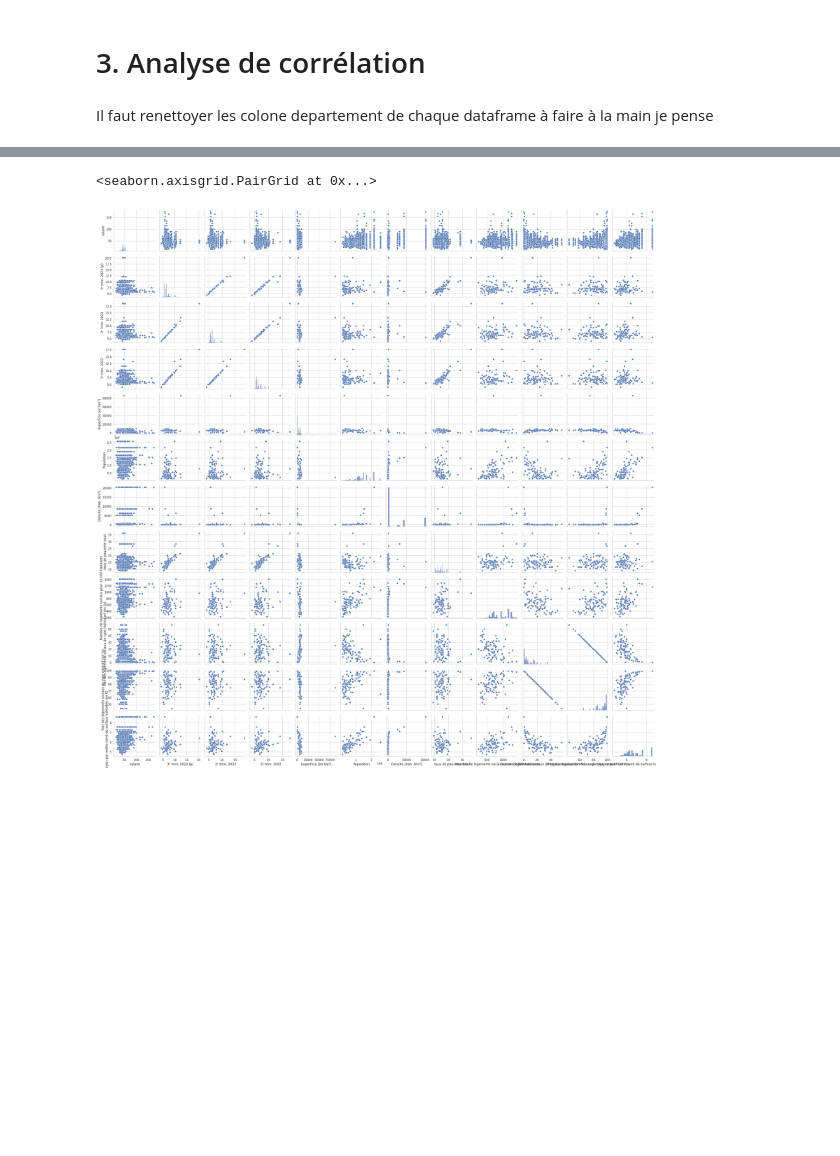
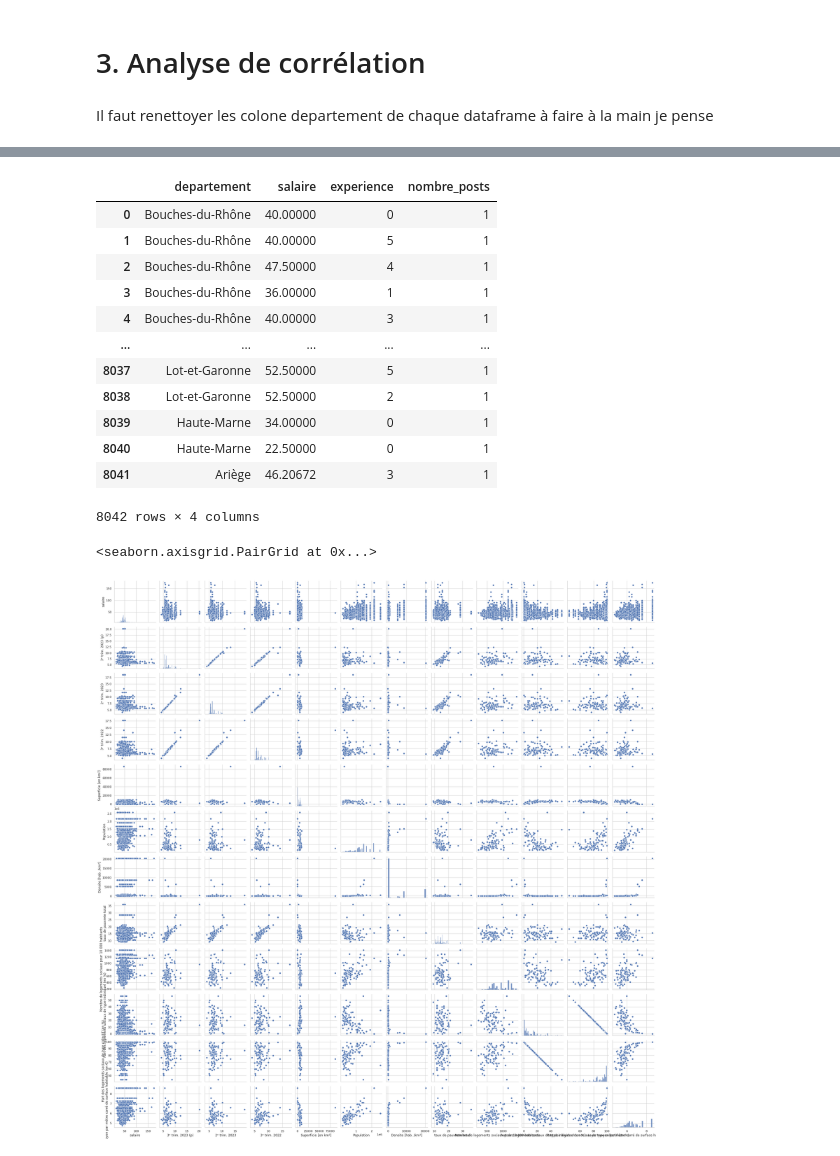
Before and after one commit to Racha1004/DALAS_projet, a Jupyter notebook: 2_EDA.ipynb, the cells around one changed output, grey strips where cells are left out. Cells and saved outputs as stored; diff of their text form; code cells hidden in the pictures; blank space fills up the shorter version.

```diff
--- a/2_EDA.ipynb
+++ b/2_EDA.ipynb
@@ -640,3 +656,19 @@ df_merged
+# %%
+sns . catplot ( data = df_merged , x ="experience ", y ="salaire")
+# %% [output]
+|  | departement | salaire | experience | nombre_posts |
+| 0 | Bouches-du-Rhône | 40.00000 | 0 | 1 |
+| 1 | Bouches-du-Rhône | 40.00000 | 5 | 1 |
+| 2 | Bouches-du-Rhône | 47.50000 | 4 | 1 |
+| 3 | Bouches-du-Rhône | 36.00000 | 1 | 1 |
+| 4 | Bouches-du-Rhône | 40.00000 | 3 | 1 |
+| ... | ... | ... | ... | ... |
+| 8037 | Lot-et-Garonne | 52.50000 | 5 | 1 |
+| 8038 | Lot-et-Garonne | 52.50000 | 2 | 1 |
+| 8039 | Haute-Marne | 34.00000 | 0 | 1 |
+| 8040 | Haute-Marne | 22.50000 | 0 | 1 |
+| 8041 | Ariège | 46.20672 | 3 | 1 |
+8042 rows × 4 columns
 # %%
 sns.pairplot(df_merged)
 # %% [output]
```
Also changed, not shown: parts of 14 cells of this notebook.
